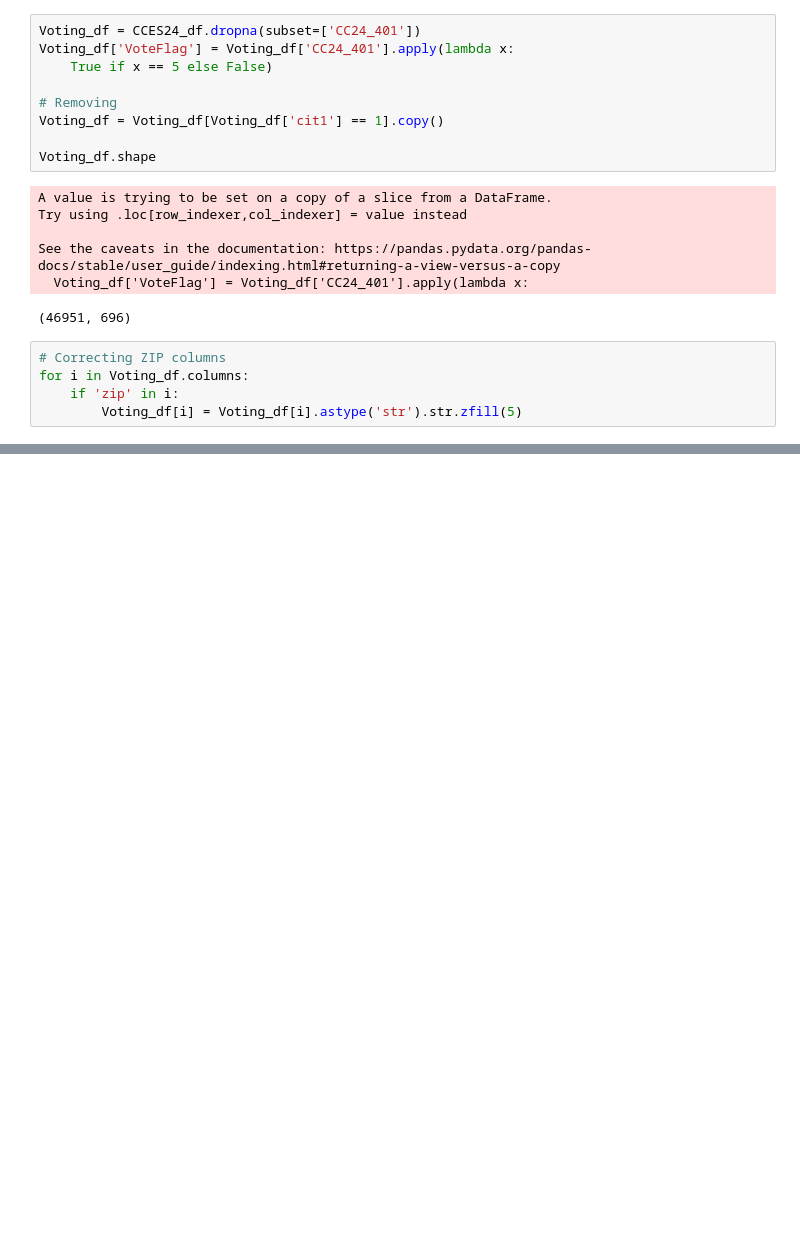
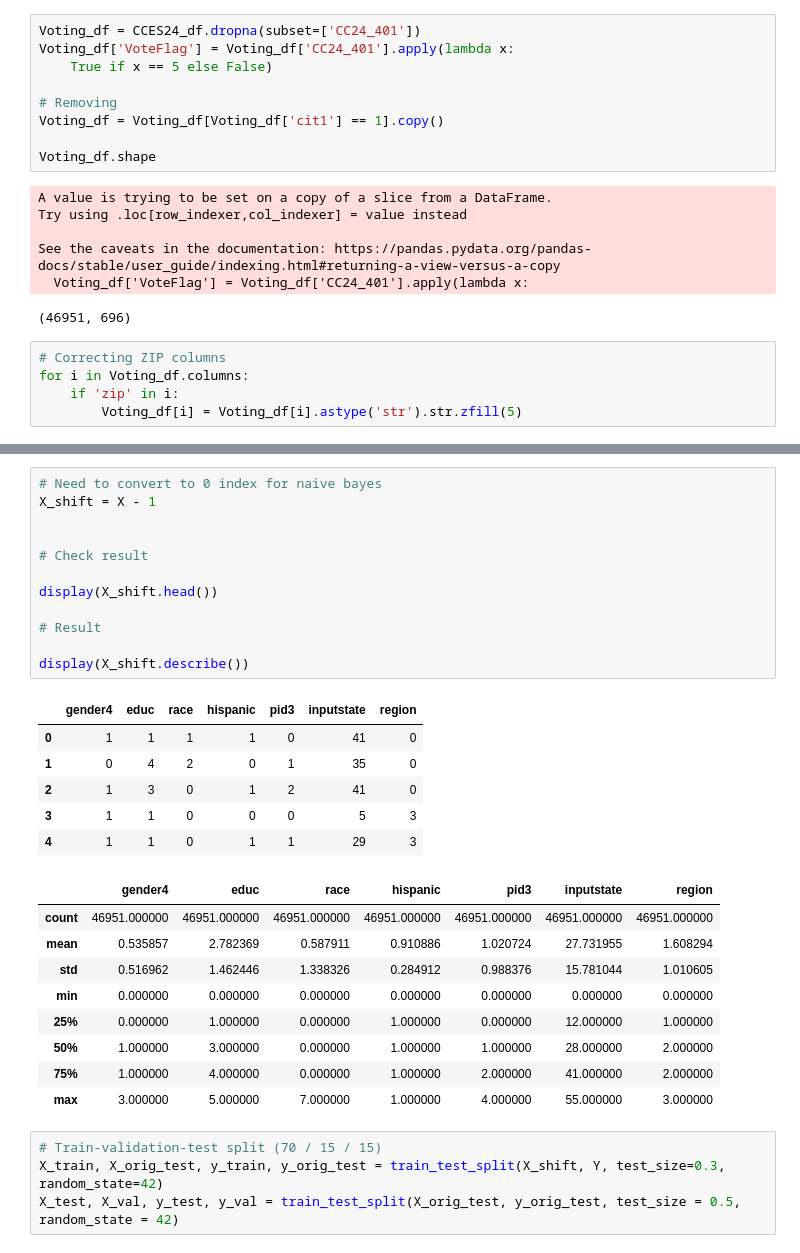
Before and after one commit to agtrinidad/s26-hnz-voter-predictors, a Jupyter notebook: g17_gavin_workspace.ipynb, the cells around one changed output, grey strips where cells are left out. Saved outputs shown, nothing was run; the diff lists cells and outputs as text; blank space fills up the shorter version.

```diff
--- a/g17_gavin_workspace.ipynb
+++ b/g17_gavin_workspace.ipynb
@@ -1110,0 +1163,32 @@ full_features = [
+# %%
+# Need to convert to 0 index for naive bayes
+X_shift = X - 1
+
+
+# Check result
+
+display(X_shift.head())
+
+# Result
+
+display(X_shift.describe())
+# %% [output]
+|  | gender4 | educ | race | hispanic | pid3 | inputstate | region |
+| 0 | 1 | 1 | 1 | 1 | 0 | 41 | 0 |
+| 1 | 0 | 4 | 2 | 0 | 1 | 35 | 0 |
+| 2 | 1 | 3 | 0 | 1 | 2 | 41 | 0 |
+| 3 | 1 | 1 | 0 | 0 | 0 | 5 | 3 |
+| 4 | 1 | 1 | 0 | 1 | 1 | 29 | 3 |
+|  | gender4 | educ | race | hispanic | pid3 | inputstate | region |
+| count | 46951.000000 | 46951.000000 | 46951.000000 | 46951.000000 | 46951.000000 | 46951.000000 | 46951.000000 |
+| mean | 0.535857 | 2.782369 | 0.587911 | 0.910886 | 1.020724 | 27.731955 | 1.608294 |
+| std | 0.516962 | 1.462446 | 1.338326 | 0.284912 | 0.988376 | 15.781044 | 1.010605 |
+| min | 0.000000 | 0.000000 | 0.000000 | 0.000000 | 0.000000 | 0.000000 | 0.000000 |
+| 25% | 0.000000 | 1.000000 | 0.000000 | 1.000000 | 0.000000 | 12.000000 | 1.000000 |
+| 50% | 1.000000 | 3.000000 | 0.000000 | 1.000000 | 1.000000 | 28.000000 | 2.000000 |
+| 75% | 1.000000 | 4.000000 | 0.000000 | 1.000000 | 2.000000 | 41.000000 | 2.000000 |
+| max | 3.000000 | 5.000000 | 7.000000 | 1.000000 | 4.000000 | 55.000000 | 3.000000 |
+# %%
+# Train-validation-test split (70 / 15 / 15)
+X_train, X_orig_test, y_train, y_orig_test = train_test_split(X_shift, Y, test_size=0.3, random_state=42)
+X_test, X_val, y_test, y_val = train_test_split(X_orig_test, y_orig_test, test_size = 0.5, random_state = 42)
```
Also changed, not shown: parts of 19 cells of this notebook.
